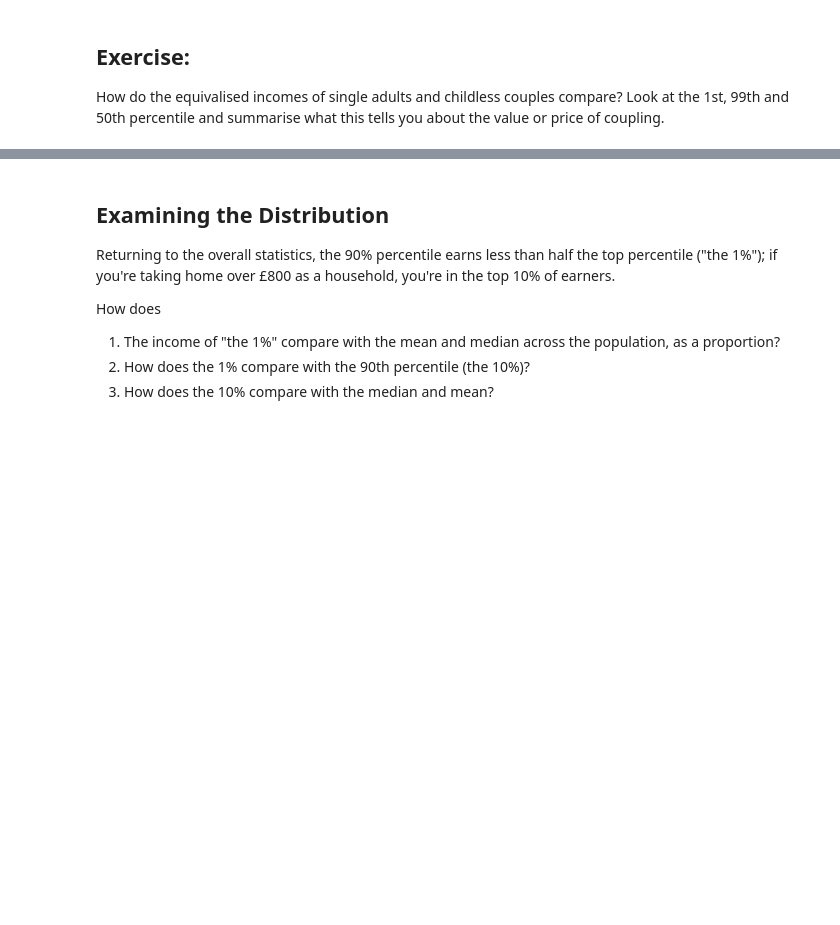
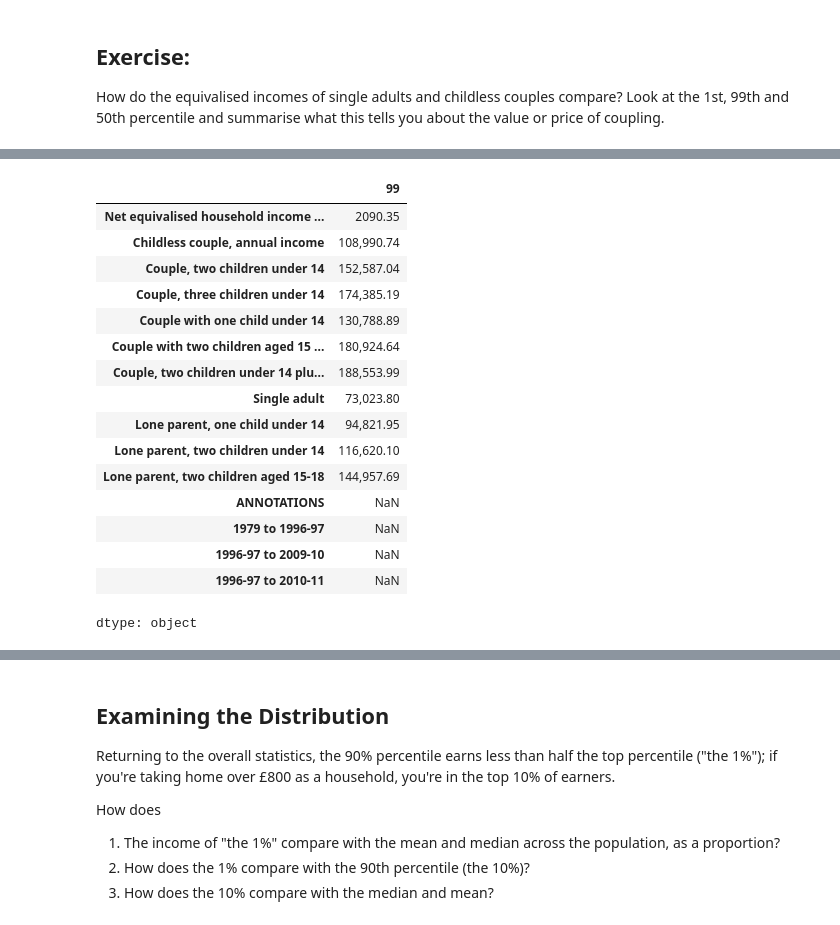
Before and after one commit to yannisyeung/QM2, a Jupyter notebook: notebooks/W02. Pandas.ipynb, the cells around one changed output, grey strips where cells are left out. Drawn from its saved outputs; the diff is of its cells as text; code cells hidden in the pictures; blank space fills up the shorter version.

```diff
--- a/notebooks/W02. Pandas.ipynb
+++ b/notebooks/W02. Pandas.ipynb
@@ -182,0 +200,20 @@ How do the equivalised incomes of single adults and childless couples compare? L
+# %%
+income.loc[99]
+# %% [output]
+|  | 99 |
+| Net equivalised household income ... | 2090.35 |
+| Childless couple, annual income | 108,990.74 |
+| Couple, two children under 14 | 152,587.04 |
+| Couple, three children under 14 | 174,385.19 |
+| Couple with one child under 14 | 130,788.89 |
+| Couple with two children aged 15 ... | 180,924.64 |
+| Couple, two children under 14 plu... | 188,553.99 |
+| Single adult | 73,023.80 |
+| Lone parent, one child under 14 | 94,821.95 |
+| Lone parent, two children under 14 | 116,620.10 |
+| Lone parent, two children aged 15-18 | 144,957.69 |
+| ANNOTATIONS | NaN |
+| 1979 to 1996-97 | NaN |
+| 1996-97 to 2009-10 | NaN |
+| 1996-97 to 2010-11 | NaN |
+dtype: object
```
Also changed, not shown: parts of 15 cells of this notebook.
